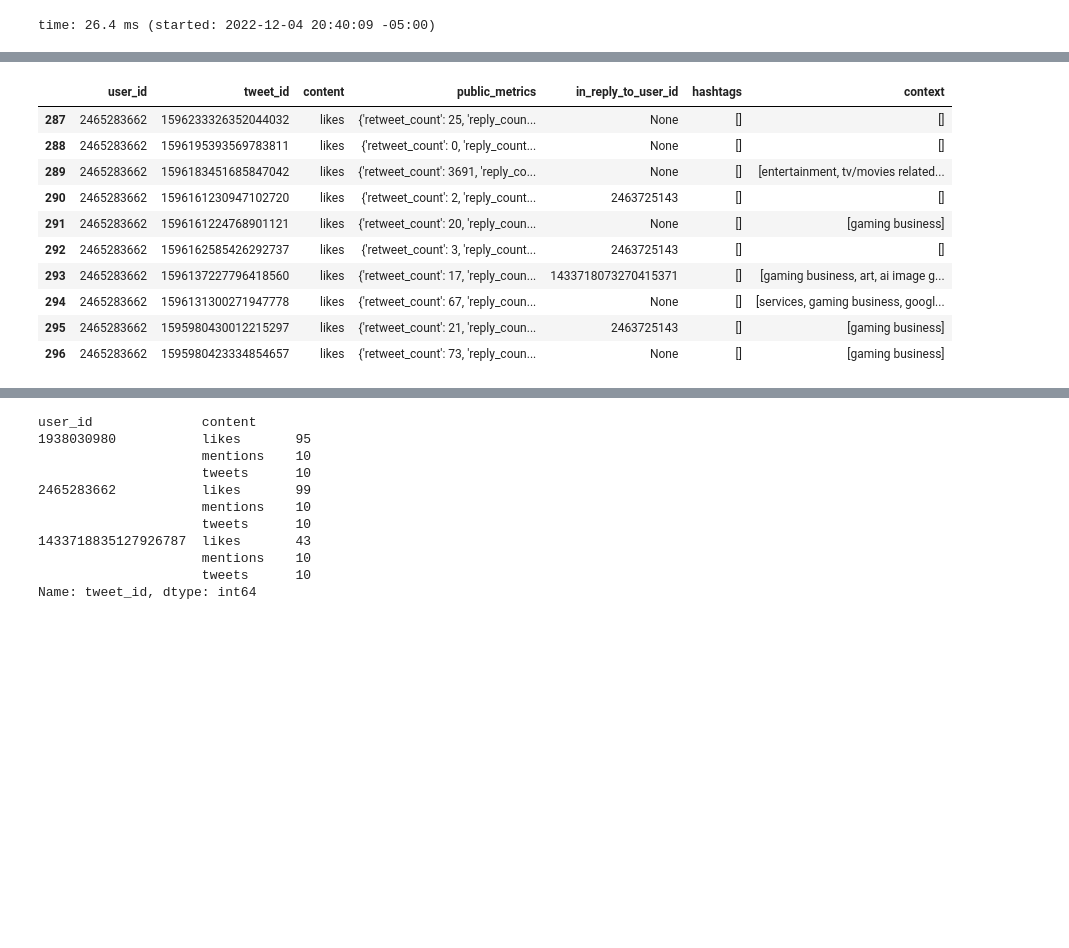
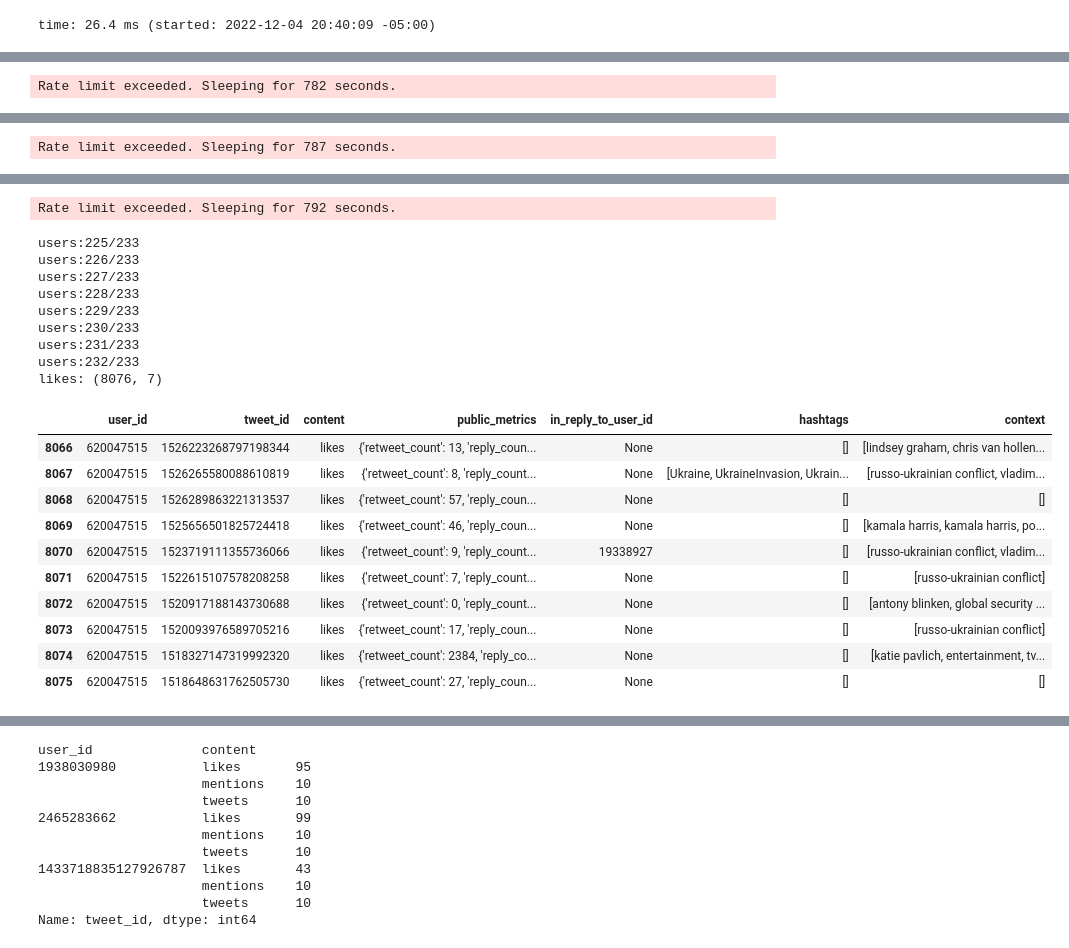
Before and after one commit to lejinvarghese/ego_networks, a Jupyter notebook: notebooks/communities.ipynb, the cells around one changed output, grey strips where cells are left out. Cells and saved outputs as stored; diff of their text form; code cells hidden in the pictures; blank space fills up the shorter version.

```diff
--- a/notebooks/communities.ipynb
+++ b/notebooks/communities.ipynb
@@ -114,0 +119,13 @@ time: 42.5 s (started: 2022-12-04 17:42:54 -05:00)
+# %%
+G_s, _, _ = get_ego_graph(G, node=user)
+dangler_nodes = [node for node, degree in dict(G_s.degree()).items() if degree <= 1]
+G_s.remove_nodes_from(dangler_nodes)
+
+node_labels_dict = dict(zip(nodes['id'], nodes['name']))
+nx.set_node_attributes(G_s, node_labels_dict, "name")
+node_labels = list(nx.get_node_attributes(G_s, "name").values())
+
+print(f"{user}")
+print(f"Nodes: {len(G_s.nodes())}, Edges: {len(G_s.edges())}")
+# draw_nx_graph(G_s, fig_size  = (20, 20), font_size = 10, node_size = 500, linewidths = 3, width = 0.5, alpha = 0.8)
+# draw_plotly_graph(G_s.to_directed(), node_labels=node_labels,node_colors='default', title='Twitter Ego Network')
@@ -114,0 +195,6 @@ time: 42.5 s (started: 2022-12-04 17:42:54 -05:00)
+# %%
+source, target, weight = [], [], []
+for node1, node2, data in G_s.edges(data=True):
+    source.append(node1)
+    target.append(node2)
+    weight.append(data['weight'])
@@ -435,9 +565,9 @@ nodes.sample(5)
 | 113316 | 953223246 | Saif Rahman | https://pbs.twimg.com/profile_ima... | {'followers_count': 5810, 'follow... | SaifRRahman | False | NaN |
 time: 26.4 ms (started: 2022-12-04 20:40:09 -05:00)
 # %%
-test_users= [1938030980, 1433718835127926787, 2465283662]
-tweets_dataframe = pd.DataFrame()
+test_users= user_d1_nodes.get('following')#[1938030980, 1433718835127926787, 2465283662]
 
+import time
 def get_content_type(
                     user_id,
                      content_type = "tweets",
@@ -450,11 +580,16 @@ def get_content_type(
         return client.get_liked_tweets(id=user_id, tweet_fields=tweet_fields).data
 
 for c in ["tweets", "mentions", "likes"]:
-    for test_user in test_users:
+    content_df = pd.DataFrame()
+    time.sleep(0.5)
+    for i, test_user in enumerate(test_users):
+        print(f"users:{i}/{len(test_users)}")
+        if i%100==0:
+            time.sleep(10)
         data = get_content_type(user_id=test_user, content_type=c)
-        for d in data:
-            try:
-                tweets_dataframe = tweets_dataframe.append({
+        try:
+            for d in data:
+                content_df = content_df.append({
                                                         "user_id": test_user,
                                                         "tweet_id": d.id,
                                                         "content": c,
@@ -462,9 +597,9 @@ for c in ["tweets", "mentions", "likes"]:
                                                         "in_reply_to_user_id":d.in_reply_to_user_id,
                                                         "hashtags": [h.get('tag') for h in d.get('entities').get('hashtags', ())],
                                                         "context": [t.get('entity', ()).get('name').lower() for t in d.context_annotations]}, ignore_index=True)
-            except:
-                continue
-print(tweets_dataframe.shape)
-tweets_dataframe.to_csv("data/tweets.csv", index=False)
-tweets_dataframe.tail(10)
+        except:
+            continue
+    print(f"{c}: {content_df.shape}")
+    content_df.to_csv(f"data/{c}.csv", index=False)
+content_df.tail(10)
 # %% [output]
@@ -471,0 +623 @@ tweets_dataframe.tail(10)
+Rate limit exceeded. Sleeping for 782 seconds.
@@ -471,0 +641 @@ tweets_dataframe.tail(10)
+Rate limit exceeded. Sleeping for 787 seconds.
@@ -472,11 +659,21 @@ tweets_dataframe.tail(10)
+Rate limit exceeded. Sleeping for 792 seconds.
+users:225/233
+users:226/233
+users:227/233
+users:228/233
+users:229/233
+users:230/233
+users:231/233
+users:232/233
+likes: (8076, 7)
 |  | user_id | tweet_id | content | public_metrics | in_reply_to_user_id | hashtags | context |
-| 287 | 2465283662 | 1596233326352044032 | likes | {'retweet_count': 25, 'reply_coun... | None | [] | [] |
-| 288 | 2465283662 | 1596195393569783811 | likes | {'retweet_count': 0, 'reply_count... | None | [] | [] |
-| 289 | 2465283662 | 1596183451685847042 | likes | {'retweet_count': 3691, 'reply_co... | None | [] | [entertainment, tv/movies related... |
-| 290 | 2465283662 | 1596161230947102720 | likes | {'retweet_count': 2, 'reply_count... | 2463725143 | [] | [] |
-| 291 | 2465283662 | 1596161224768901121 | likes | {'retweet_count': 20, 'reply_coun... | None | [] | [gaming business] |
-| 292 | 2465283662 | 1596162585426292737 | likes | {'retweet_count': 3, 'reply_count... | 2463725143 | [] | [] |
-| 293 | 2465283662 | 1596137227796418560 | likes | {'retweet_count': 17, 'reply_coun... | 1433718073270415371 | [] | [gaming business, art, ai image g... |
-| 294 | 2465283662 | 1596131300271947778 | likes | {'retweet_count': 67, 'reply_coun... | None | [] | [services, gaming business, googl... |
-| 295 | 2465283662 | 1595980430012215297 | likes | {'retweet_count': 21, 'reply_coun... | 2463725143 | [] | [gaming business] |
-| 296 | 2465283662 | 1595980423334854657 | likes | {'retweet_count': 73, 'reply_coun... | None | [] | [gaming business] |
+| 8066 | 620047515 | 1526223268797198344 | likes | {'retweet_count': 13, 'reply_coun... | None | [] | [lindsey graham, chris van hollen... |
+| 8067 | 620047515 | 1526265580088610819 | likes | {'retweet_count': 8, 'reply_count... | None | [Ukraine, UkraineInvasion, Ukrain... | [russo-ukrainian conflict, vladim... |
+| 8068 | 620047515 | 1526289863221313537 | likes | {'retweet_count': 57, 'reply_coun... | None | [] | [] |
+| 8069 | 620047515 | 1525656501825724418 | likes | {'retweet_count': 46, 'reply_coun... | None | [] | [kamala harris, kamala harris, po... |
+| 8070 | 620047515 | 1523719111355736066 | likes | {'retweet_count': 9, 'reply_count... | 19338927 | [] | [russo-ukrainian conflict, vladim... |
+| 8071 | 620047515 | 1522615107578208258 | likes | {'retweet_count': 7, 'reply_count... | None | [] | [russo-ukrainian conflict] |
+| 8072 | 620047515 | 1520917188143730688 | likes | {'retweet_count': 0, 'reply_count... | None | [] | [antony blinken, global security ... |
+| 8073 | 620047515 | 1520093976589705216 | likes | {'retweet_count': 17, 'reply_coun... | None | [] | [russo-ukrainian conflict] |
+| 8074 | 620047515 | 1518327147319992320 | likes | {'retweet_count': 2384, 'reply_co... | None | [] | [katie pavlich, entertainment, tv... |
+| 8075 | 620047515 | 1518648631762505730 | likes | {'retweet_count': 27, 'reply_coun... | None | [] | [] |
```
Also changed, not shown: parts of 19 cells of this notebook, 1 other file.
